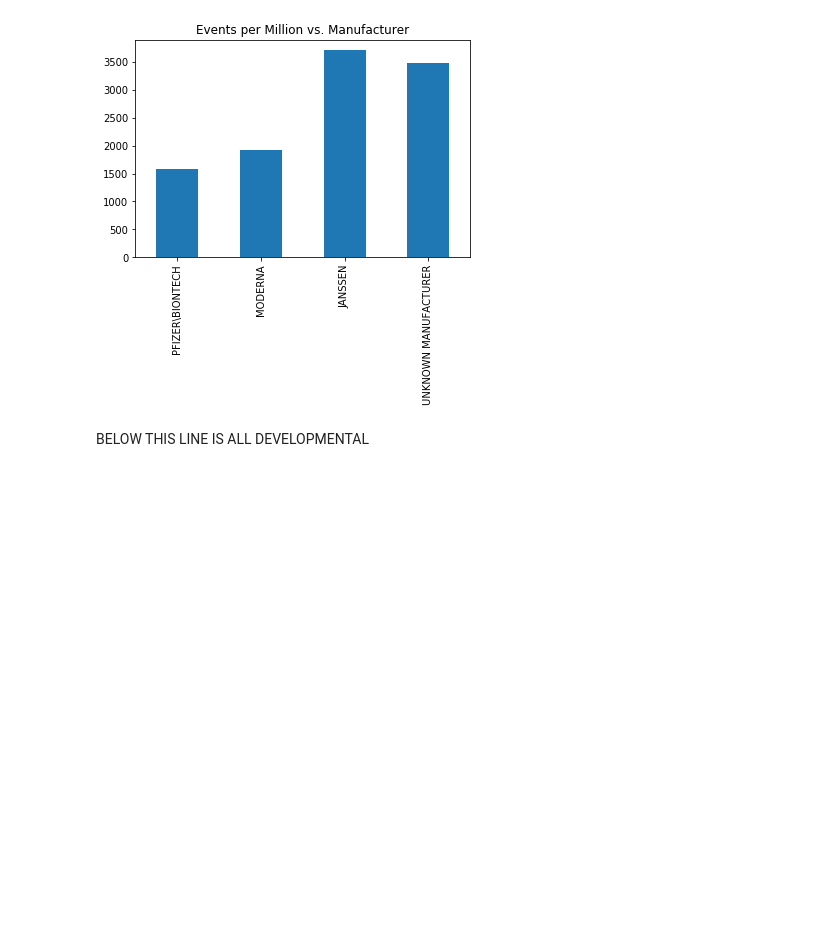
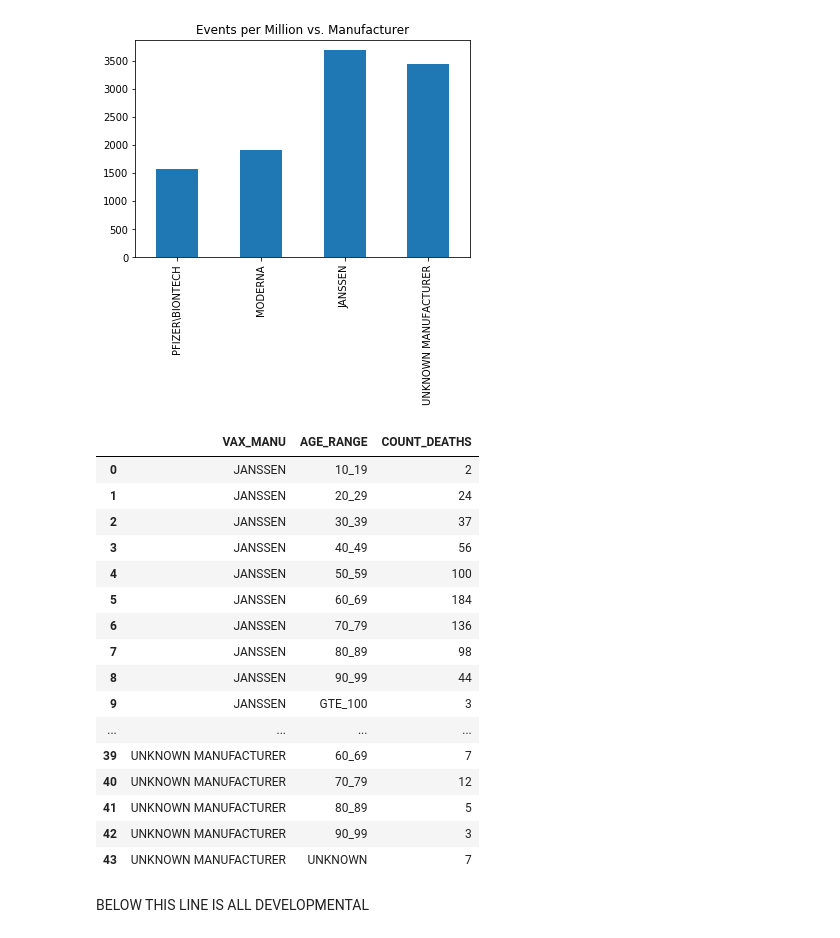
Before and after one commit to iandalrymple/VAERS, a Jupyter notebook: VAERS.ipynb, the cells around one changed output. Saved outputs shown, nothing was run; the diff lists cells and outputs as text; code cells hidden in the pictures; blank space fills up the shorter version.

```diff
--- a/VAERS.ipynb
+++ b/VAERS.ipynb
@@ -140,5 +146,17 @@ workingVaxFrame = completeDataFrame.copy(deep=True)
 # Performance notes:
 # Takes about 100 seconds on Dell Precision 752 with Intel(R) Core(TM) i7-6820HQ CPU @ 2.70GHz, 2701 Mhz, 4 Core(s), 8 Logical Processor(s)
+# %%
+# Fill in the unknowns with negatives for age
+completeDataFrame["AGE_YRS"] = completeDataFrame["AGE_YRS"].fillna(-1)
+
+# Add a feature for age range
+completeDataFrame["AGE_RANGE"] = completeDataFrame["AGE_YRS"].apply(ageRangeFromAge)
+
+# Make a copy so we can leave the original untouched
+workingVaxFrame = completeDataFrame.copy(deep=True)
+
+# Print the frame out for fun - DO NOT DO THIS CAUSE THE FILE IS WAY TOO BIG
+# workingVaxFrame.to_csv("workingVaxFrame.csv")
 # %%
 # Taken directly from
 # https://dev.socrata.com/foundry/data.cdc.gov/unsk-b7fc
@@ -254,6 +272,51 @@ localCovidEventsFramePerMfg["VAX_MANU"].plot(kind = "bar", title = "Events per M
 # %% [output]
 <matplotlib.axes._subplots.AxesSubplot at 0x...>
 [figure]
+# %%
+# Get just the deaths removing dupes
+covidDeathsFramePerMfgAndAge = (covidFrame[covidFrame["DIED"] == "Y"].drop_duplicates(subset=["VAERS_ID"]))
+
+# Now group by the age and manufacturer
+covidDeathsFramePerMfgAndAge = covidDeathsFramePerMfgAndAge.groupby(['VAX_MANU','AGE_RANGE'])["VAERS_ID"].count().reset_index()
+
+# Rename the agg column
+covidDeathsFramePerMfgAndAge.rename(columns = {'VAERS_ID':'COUNT_DEATHS'}, inplace = True)
+
+covidDeathsFramePerMfgAndAge
+
+# Show graphs of deaths per million for each mfg
+#covidDeathsFramePerMfgAndAge.plot(kind = "bar", title = "Events per Million vs. Manufacturer")
+
+
+# # Convert to a float
+# covidDeathsFramePerMfg["VAX_MANU"] = covidDeathsFramePerMfg["VAX_MANU"].astype("float")
+
+# # INDEX	                    VAX_MANU
+# # PFIZER\BIONTECH	        10319
+# # MODERNA	                3763
+# # JANSSEN	                1021
+# # UNKNOWN MANUFACTURER	    41
+
+# # Show graphs of deaths per million for each mfg
+# covidDeathsFramePerMfg["VAX_MANU"].plot(kind = "bar", title = "Total Death Count vs. Manufacturer")
+# %% [output]
+|  | VAX_MANU | AGE_RANGE | COUNT_DEATHS |
+| 0 | JANSSEN | 10_19 | 2 |
+| 1 | JANSSEN | 20_29 | 24 |
+| 2 | JANSSEN | 30_39 | 37 |
+| 3 | JANSSEN | 40_49 | 56 |
+| 4 | JANSSEN | 50_59 | 100 |
+| 5 | JANSSEN | 60_69 | 184 |
+| 6 | JANSSEN | 70_79 | 136 |
+| 7 | JANSSEN | 80_89 | 98 |
+| 8 | JANSSEN | 90_99 | 44 |
+| 9 | JANSSEN | GTE_100 | 3 |
+| ... | ... | ... | ... |
+| 39 | UNKNOWN MANUFACTURER | 60_69 | 7 |
+| 40 | UNKNOWN MANUFACTURER | 70_79 | 12 |
+| 41 | UNKNOWN MANUFACTURER | 80_89 | 5 |
+| 42 | UNKNOWN MANUFACTURER | 90_99 | 3 |
+| 43 | UNKNOWN MANUFACTURER | UNKNOWN | 7 |
 # %% [markdown]
 BELOW THIS LINE IS ALL DEVELOPMENTAL
 # %%
```
Also changed, not shown: parts of 4 cells of this notebook.
